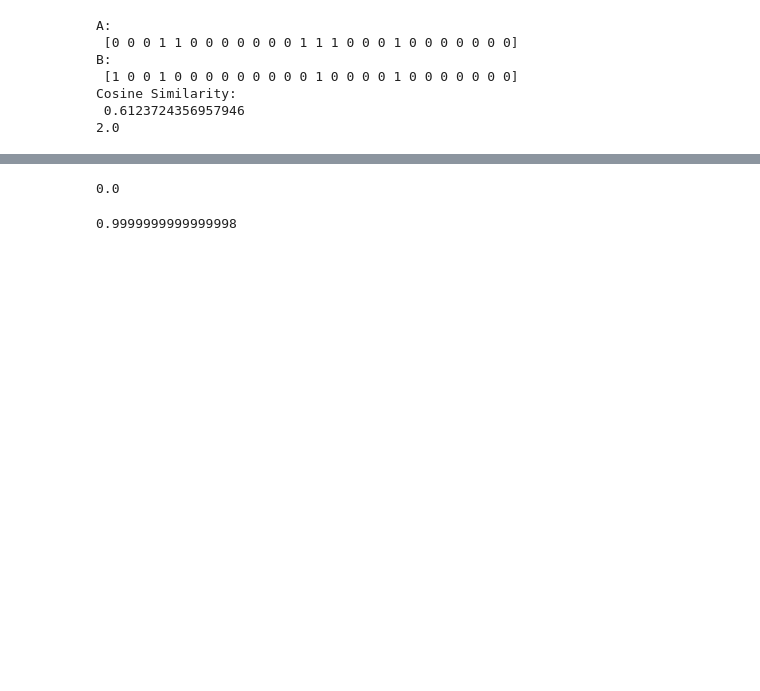
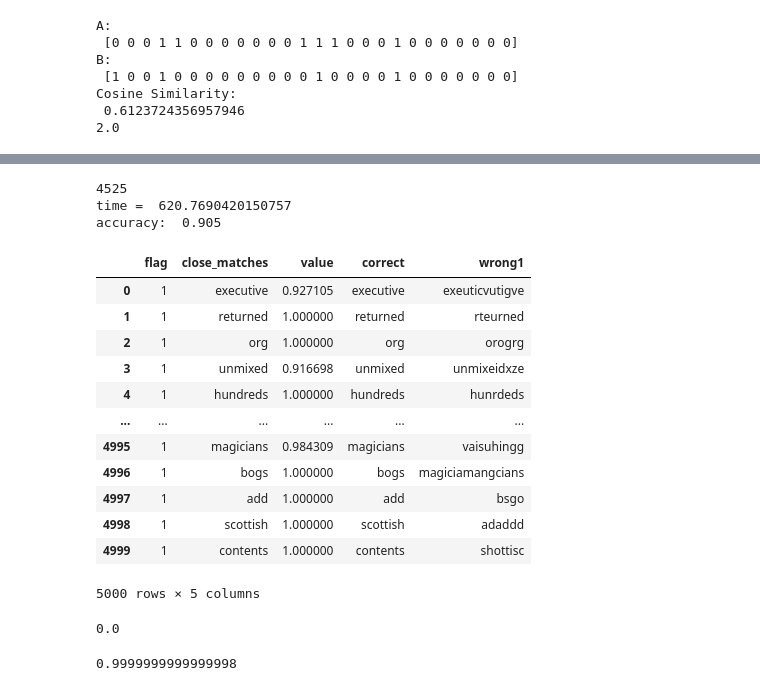
Before and after one commit to Sa2a/Autocorrection, a Jupyter notebook: autocorrect.ipynb, the cells around one changed output, grey strips where cells are left out. Saved outputs shown, nothing was run; the diff lists cells and outputs as text; code cells hidden in the pictures; blank space fills up the shorter version.

```diff
--- a/autocorrect.ipynb
+++ b/autocorrect.ipynb
@@ -151,0 +164,2 @@ df
+# %%
+df.dropna(inplace = True)
@@ -216,18 +267,19 @@ def get_most_similar(word, posibilites):
 # %%
-from numpy.ma.core import empty
-max = len(df)
-print(max)
-correct_words =correct_words[:max]
+import time
+start = time.time()
 wrong1_performance =[]
 num_correct = 0
 for i in range(max):
-  correct_w = df.iloc[i,0]
-  wrong = df.iloc[i,1]
-  flag = 0
-  close_matches, cos_value = get_most_similar(wrong, correct_words)
-
-  # print(close_matches, cos_value)
-  if close_matches is not empty and close_matches == correct_w:
-    num_correct+=1
-    flag = 1
-  wrong1_performance.append((flag, close_matches, cos_value))
+    correct_w = df.iloc[i,0]
+    wrong = df.iloc[i,1]
+    flag = 0
+    matches = get_most_similar(wrong)
+    corrected = [x[1] for x in matches]
+    for (cos_value,close_matches) in matches:
+        if close_matches is not empty and close_matches == correct_w:
+            corrected = close_matches
+            num_correct+=1
+            flag = 1
+            break
+    wrong1_performance.append((flag, corrected, cos_value))
+end = time.time()
@@ -244,3 +285,0 @@ len(wrong1_performance)
-# %%
-df['wrong1_performance'] = wrong1_performance
-df = df[['correct', 'wrong1', 'wrong1_performance', "wrong2",'wrong3',"wrong4","wrong5"]]
@@ -267,3 +286,31 @@ accuracy:  0.8450960750387032
+# %%
+report_1 = pd.DataFrame(wrong1_performance, columns = ["flag","close_matches","value"])
+
+report_1["correct"] = correct_words
+report_1["wrong1"] = df.iloc[:max,1]
+print(num_correct)
+print("time = ",end-start)
+accuracy_1 = num_correct/max
+print("accuracy: ",accuracy_1)
+
+report_1
+# %% [output]
+4525
+time =  620.7690420150757
+accuracy:  0.905
+|  | flag | close_matches | value | correct | wrong1 |
+| 0 | 1 | executive | 0.927105 | executive | exeuticvutigve |
+| 1 | 1 | returned | 1.000000 | returned | rteurned |
+| 2 | 1 | org | 1.000000 | org | orogrg |
+| 3 | 1 | unmixed | 0.916698 | unmixed | unmixeidxze |
+| 4 | 1 | hundreds | 1.000000 | hundreds | hunrdeds |
+| ... | ... | ... | ... | ... | ... |
+| 4995 | 1 | magicians | 0.984309 | magicians | vaisuhingg |
+| 4996 | 1 | bogs | 1.000000 | bogs | magiciamangcians |
+| 4997 | 1 | add | 1.000000 | add | bsgo |
+| 4998 | 1 | scottish | 1.000000 | scottish | adaddd |
+| 4999 | 1 | contents | 1.000000 | contents | shottisc |
+5000 rows × 5 columns
 # %%
 from scipy.spatial import distance
 a = (1, 2, 3)
```
Also changed, not shown: parts of 49 cells of this notebook.
